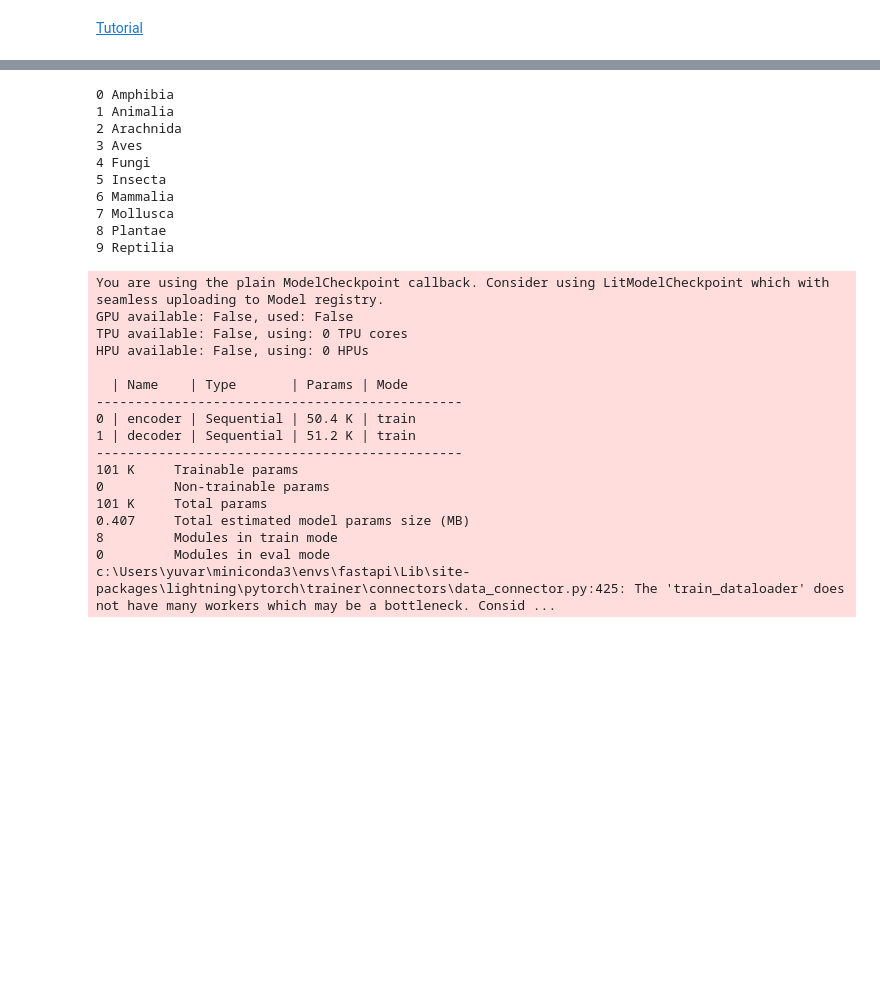
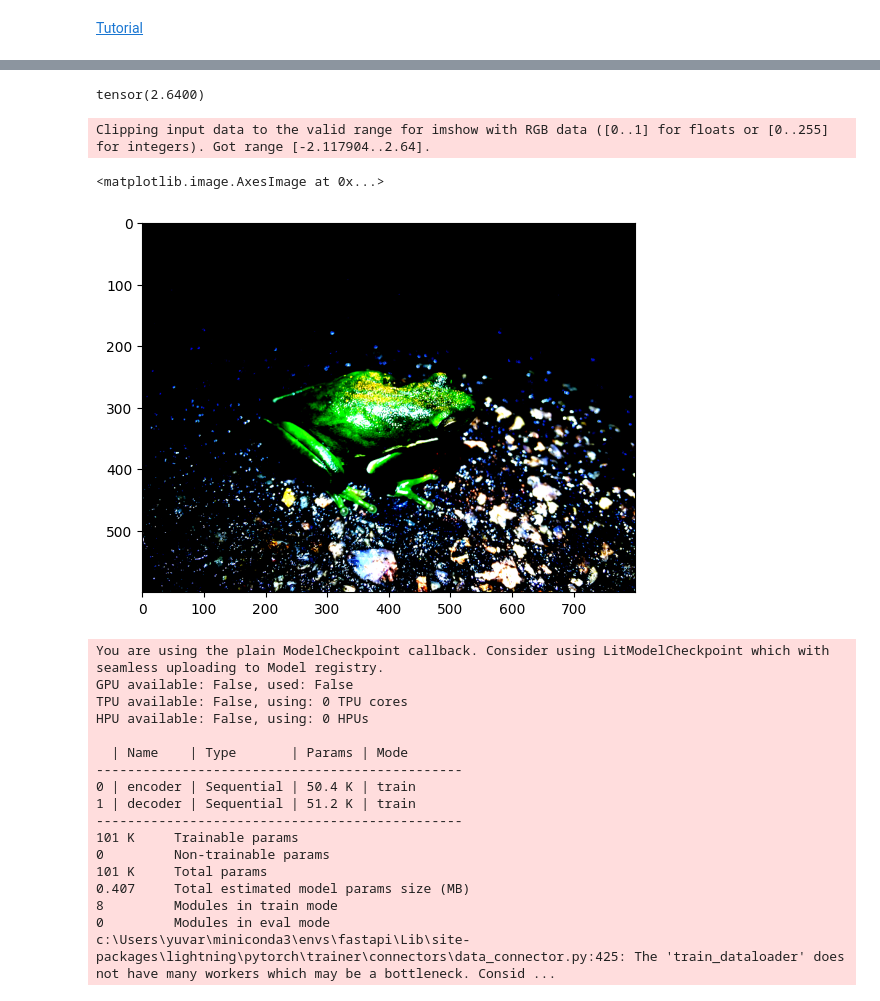
Before and after one commit to yuvaramsingh94/DA6401_Assignment_2, a Jupyter notebook: code/lightning.ipynb, the cells around one changed output, grey strips where cells are left out. Cells and saved outputs as stored; diff of their text form; code cells hidden in the pictures; blank space fills up the shorter version.

```diff
--- a/code/lightning.ipynb
+++ b/code/lightning.ipynb
@@ -60,31 +57,34 @@ train_df
-# %%
-for i,j in enumerate(val_df["label"].unique()):
-    print(i,j)
-# %% [output]
-0 Amphibia
-1 Animalia
-2 Arachnida
-3 Aves
-4 Fungi
-5 Insecta
-6 Mammalia
-7 Mollusca
-8 Plantae
-9 Reptilia
 # %%
+image_normalization = Normalize(mean = [0.485, 0.456, 0.406], std=[0.229, 0.224, 0.225])
+
 class CustomImageDataset(Dataset):
-    def __init__(self, annotations_file, img_dir, ):
-        self.img_labels = pd.read_csv(annotations_file)
-        self.img_dir = img_dir
+    def __init__(self, dataset_df:pd.DataFrame, image_normalization:Normalize ):
+        self.dataset_df = dataset_df
+        self.image_normalization = image_normalization
 
     def __len__(self):
-        return len(self.img_labels)
+        return len(self.dataset_df)
 
-    def __getitem__(self, idx):
-        img_path = os.path.join(self.img_dir, self.img_labels.iloc[idx, 0])
-        image = read_image(img_path)
-        label = self.img_labels.iloc[idx, 1]
+    def __getitem__(self, idx:int):
+        img_path = self.dataset_df.iloc[idx]["image_path"]#.values[0]
+        image = decode_image(img_path, mode="RGB")
+        image = self.image_normalization(image/image.max())
+
+        label = self.dataset_df.iloc[idx]["label_id"]#.values[0]
         return image, label
+# %%
+train_dataset = CustomImageDataset(dataset_df = train_df, image_normalization = image_normalization)
+X,y = train_dataset.__getitem__(4)
+# %%
+X.max()
+# %% [output]
+tensor(2.6400)
+# %%
+plt.imshow(X.permute(1,2,0))
+# %% [output]
+Clipping input data to the valid range for imshow with RGB data ([0..1] for floats or [0..255] for integers). Got range [-2.117904..2.64].
+<matplotlib.image.AxesImage at 0x...>
+[figure, added]
 # %%
 # define any number of nn.Modules (or use your current ones)
 encoder = nn.Sequential(nn.Linear(28 * 28, 64), nn.ReLU(), nn.Linear(64, 3))
```
Also changed, not shown: parts of 3 cells of this notebook.
